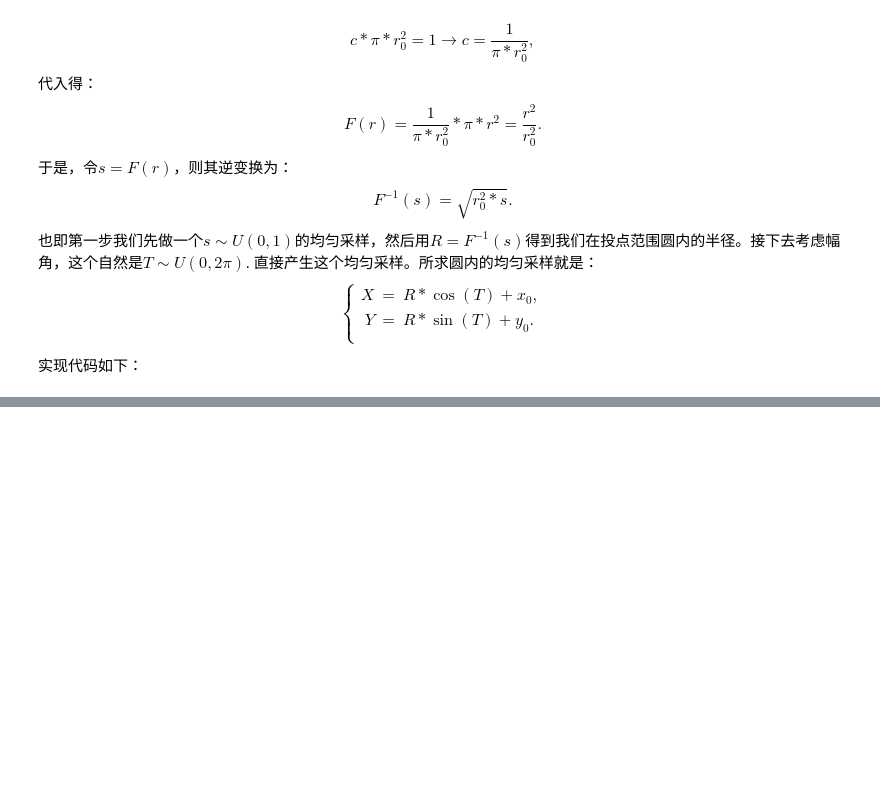
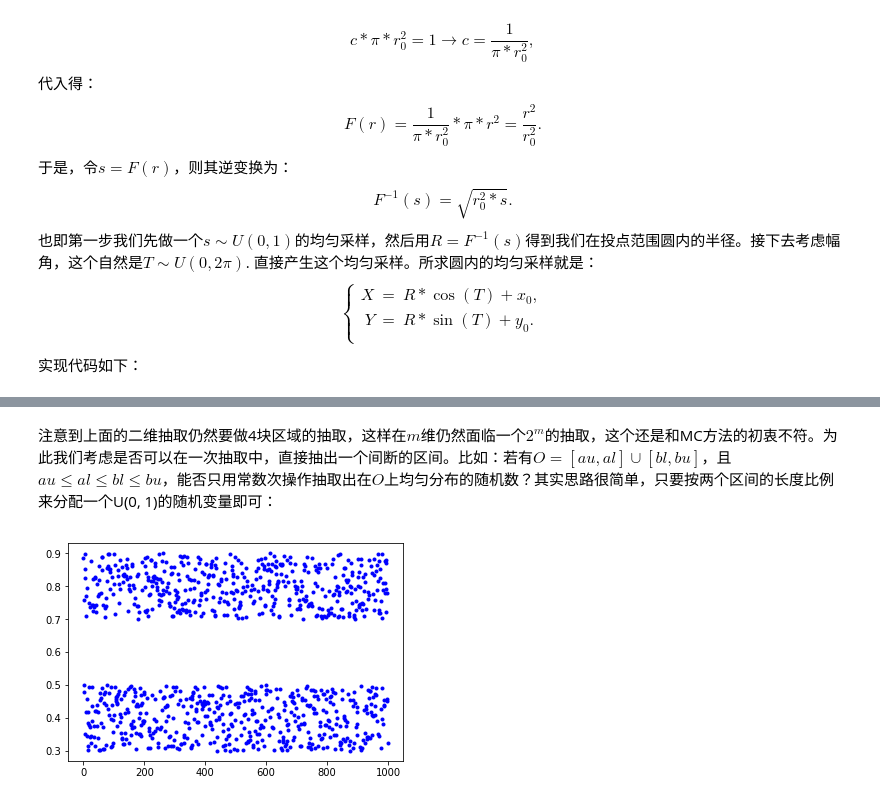
Before and after one commit to ChihaoZhang/CSLN, a Jupyter notebook: src/chap04.ipynb, the cells around one changed output, grey strips where cells are left out. Drawn from its saved outputs; the diff is of its cells as text; code cells hidden in the pictures; blank space fills up the shorter version.

```diff
--- a/src/chap04.ipynb
+++ b/src/chap04.ipynb
@@ -597,0 +682,19 @@ axs.set_aspect('equal', 'box')
+# %% [markdown]
+注意到上面的二维抽取仍然要做4块区域的抽取，这样在$m$维仍然面临一个$2^m$的抽取，这个还是和MC方法的初衷不符。为此我们考虑是否可以在一次抽取中，直接抽出一个间断的区间。比如：若有$O = [au, al]\cup[bl, bu]$，且$au \leq al \leq bl \leq bu$，能否只用常数次操作抽取出在$O$上均匀分布的随机数？其实思路很简单，只要按两个区间的长度比例来分配一个U(0, 1)的随机变量即可：
+# %%
+for i in range(1000):
+    au = 0.1
+    al = 0.3
+    bl = 0.7
+    bu = 0.9
+    a = al - au   # 第一个区间长度
+    b = bu - bl   # 第二个区间长度
+    Y = np.random.rand() * (a + b)
+    # 随机变量均匀分布在（a+b）的长度上
+    if Y < a:   # <a则放在第一区间
+        X = al + Y
+    else:       # 否则分配给第二区间
+        X = bl + Y - a
+    plt.plot(i, X, '.b')
+# %% [output]
+[figure, added]
```
Also changed, not shown: parts of 49 cells of this notebook, 3 other files.
